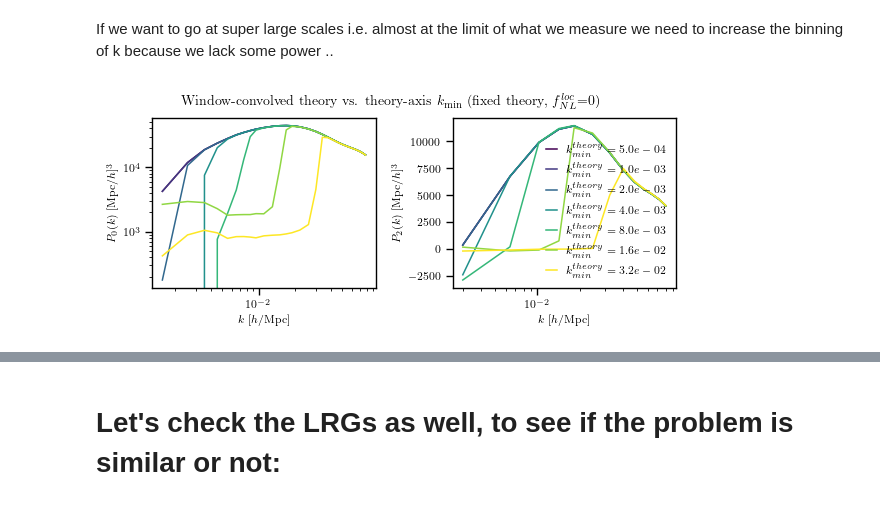
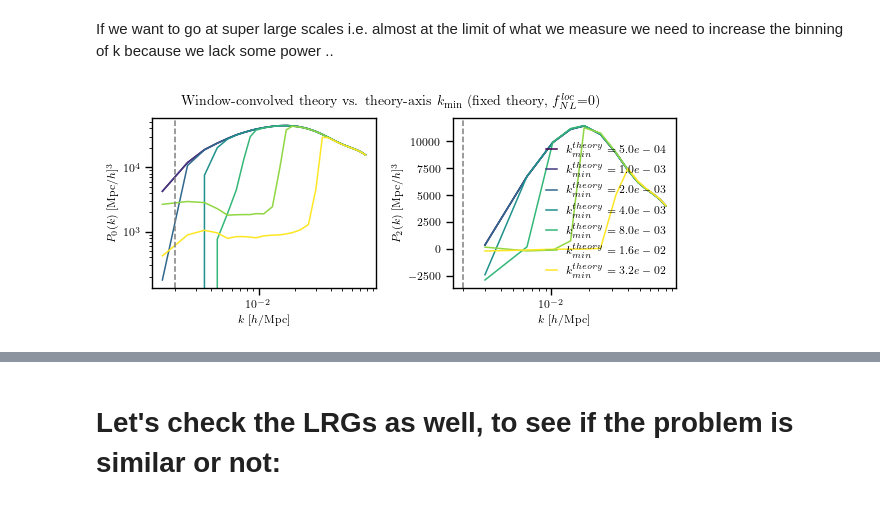
Before and after one commit to Jiaxi-Yu/desi-clustering, a Jupyter notebook: local_png/validation_window.ipynb, the cells around one changed output, grey strips where cells are left out. Saved outputs shown, nothing was run; the diff lists cells and outputs as text; code cells hidden in the pictures.

```diff
--- a/local_png/validation_window.ipynb
+++ b/local_png/validation_window.ipynb
@@ -240,31 +240,32 @@ for kmin_w in kmins:
     color = cmap(norm(kmin_w))
     window_k = window_ini.at.theory.select(k=(kmin_w, 0.1))
     obs_k, _ = get_observable_and_likelihood(lsstypes.mean(mocks), window_k, mocks, 'QSO', zeffs,
                                              engine='camb', fix_fnl=False, nickname='QSO')
 
     for obs_ell in obs_k:
 
         test = obs_ell.clone()
         pipe_test = compile(test)
         values = {par.name: par._value for par in params(test)}
         values.update({'fnl_loc': fnl_fixed})
 
         if 'ell2' in test.name:
             values.update(params2)
             pipe_test(values)
             axs[1].plot(test.data.get().k, test.flattheory, color=color, label=fr'$k^{{theory}}_{{min}}={kmin_w:.1e}$')
         else:
             values.update(params0)
             pipe_test(values)
             axs[0].loglog(test.data.get().k, test.flattheory, color=color)
 
 axs[0].set_ylabel(r'$P_0(k)$ [Mpc/$h$]$^3$')
 axs[1].set_ylabel(r'$P_2(k)$ [Mpc/$h$]$^3$')
 for ax in axs:
     ax.set_xscale('log')
     ax.set_xlabel(r'$k$ [$h/\mathrm{Mpc}$]')
+    ax.axvline(2e-3, color='gray', linestyle='--')
 axs[1].legend(loc='lower right')
 fig.suptitle(f'Window-convolved theory vs. theory-axis $k_{{\\min}}$ (fixed theory, $f_{{NL}}^{{loc}}$={fnl_fixed:g})', y=0.92)
 plt.show()
 # %% [output]
-[figure, old version]
+[figure, new version]
```
Also changed, not shown: parts of 1 cell of this notebook, 4 other files.
